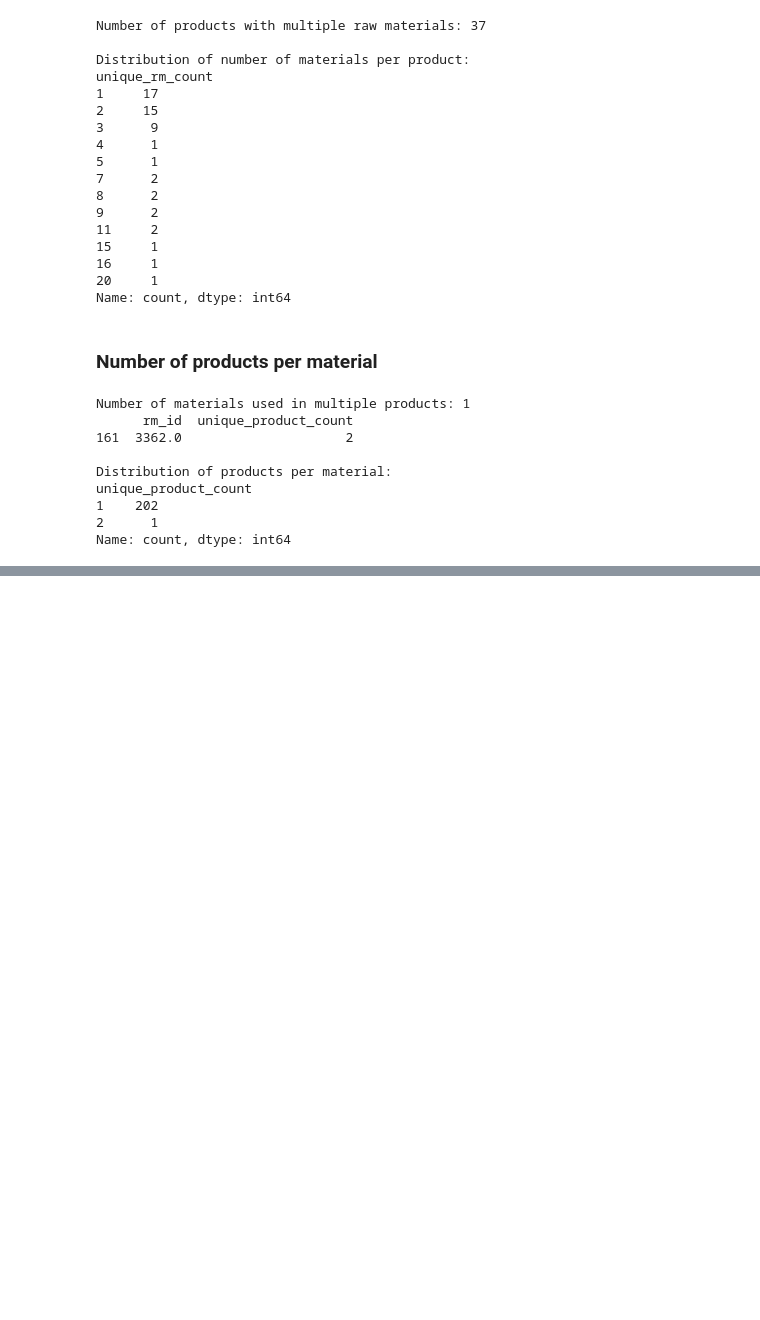
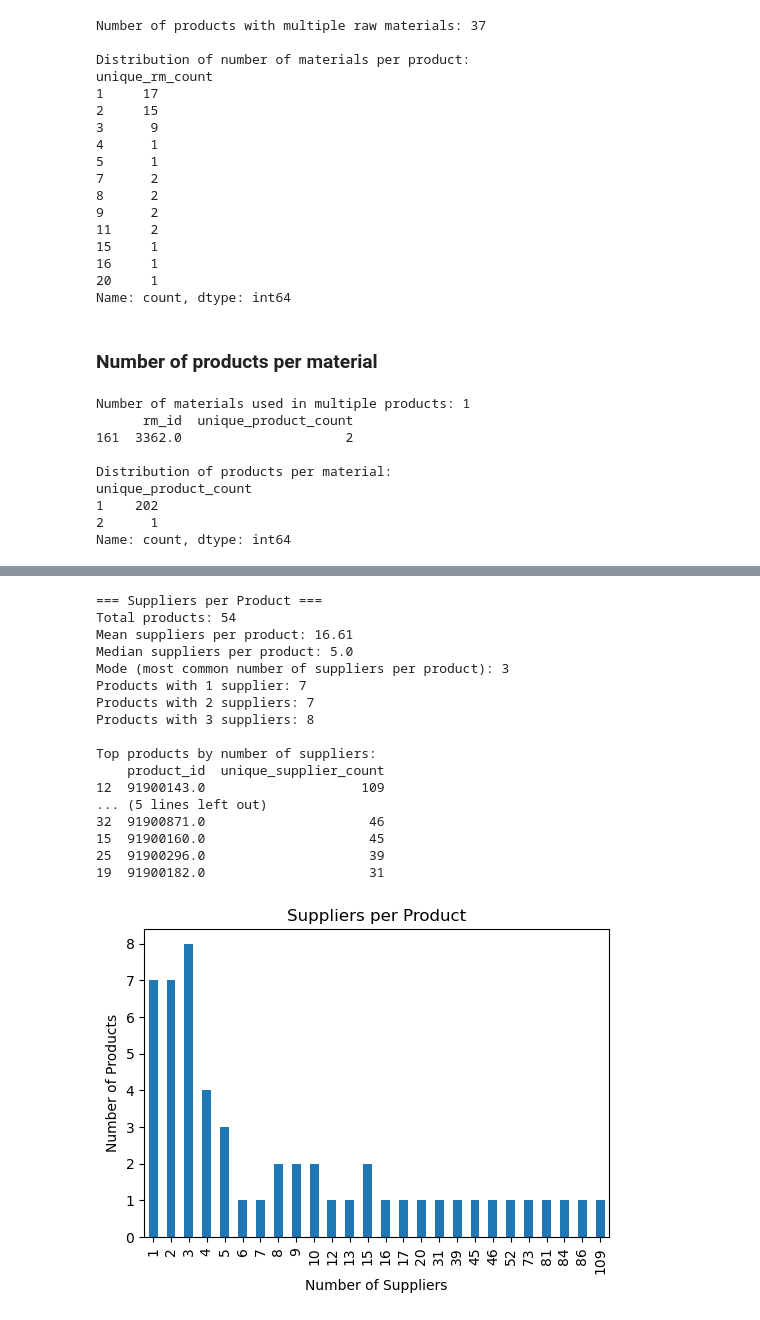
Before and after one commit to almaanthonisen/TDT4173-Machine-Learning, a Jupyter notebook: notebooks/dev/data_exploration.ipynb, the cells around one changed output, grey strips where cells are left out. Saved outputs shown, nothing was run; the diff lists cells and outputs as text; code cells hidden in the pictures; blank space fills up the shorter version.

```diff
--- a/notebooks/dev/data_exploration.ipynb
+++ b/notebooks/dev/data_exploration.ipynb
@@ -143,0 +262,51 @@ Name: count, dtype: int64
+# %%
+# --- 2) Suppliers per product ---
+total_products = receivals["product_id"].nunique(dropna=True)
+
+suppliers_per_product = (
+    receivals.groupby("product_id")["supplier_id"]
+    .nunique()
+    .reset_index(name="unique_supplier_count")
+    .sort_values("unique_supplier_count", ascending=False)
+)
+
+print("\n=== Suppliers per Product ===")
+print(f"Total products: {total_products}")
+print(f"Mean suppliers per product: {suppliers_per_product['unique_supplier_count'].mean():.2f}")
+print(f"Median suppliers per product: {suppliers_per_product['unique_supplier_count'].median()}")
+print(f"Mode (most common number of suppliers per product): {suppliers_per_product['unique_supplier_count'].mode().iloc[0]}")
+print(f"Products with 1 supplier: {(suppliers_per_product['unique_supplier_count'] == 1).sum()}")
+print(f"Products with 2 suppliers: {(suppliers_per_product['unique_supplier_count'] == 2).sum()}")
+print(f"Products with 3 suppliers: {(suppliers_per_product['unique_supplier_count'] == 3).sum()}")
+
+print("\nTop products by number of suppliers:")
+print(suppliers_per_product.head(10))
+
+
+spp_counts = suppliers_per_product["unique_supplier_count"].value_counts().sort_index()
+
+plt.figure(figsize=(6,4))
+spp_counts.plot(kind="bar")
+plt.title("Suppliers per Product")
+plt.xlabel("Number of Suppliers")
+plt.ylabel("Number of Products")
+plt.show()
+# %% [output]
+=== Suppliers per Product ===
+Total products: 54
+Mean suppliers per product: 16.61
+Median suppliers per product: 5.0
+Mode (most common number of suppliers per product): 3
+Products with 1 supplier: 7
+Products with 2 suppliers: 7
+Products with 3 suppliers: 8
+
+Top products by number of suppliers:
+    product_id  unique_supplier_count
+12  91900143.0                    109
+... (5 lines left out)
+32  91900871.0                     46
+15  91900160.0                     45
+25  91900296.0                     39
+19  91900182.0                     31
+[figure, added]
```
Also changed, not shown: parts of 8 cells of this notebook.
